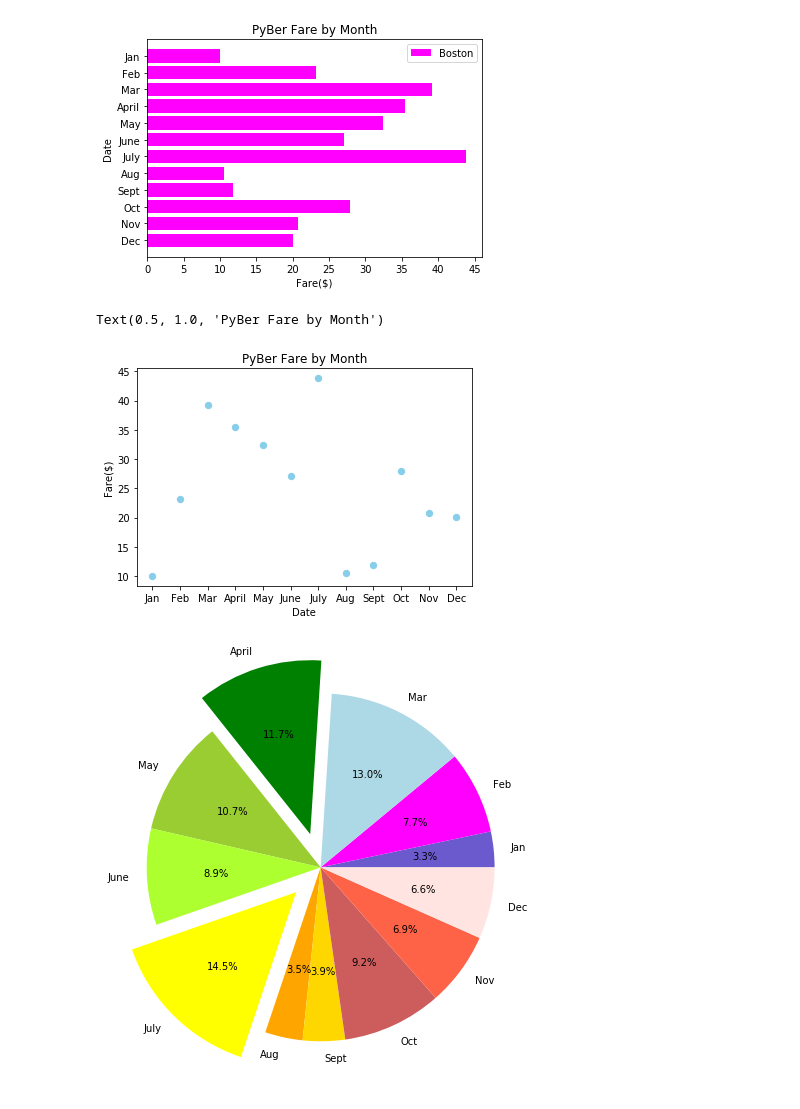
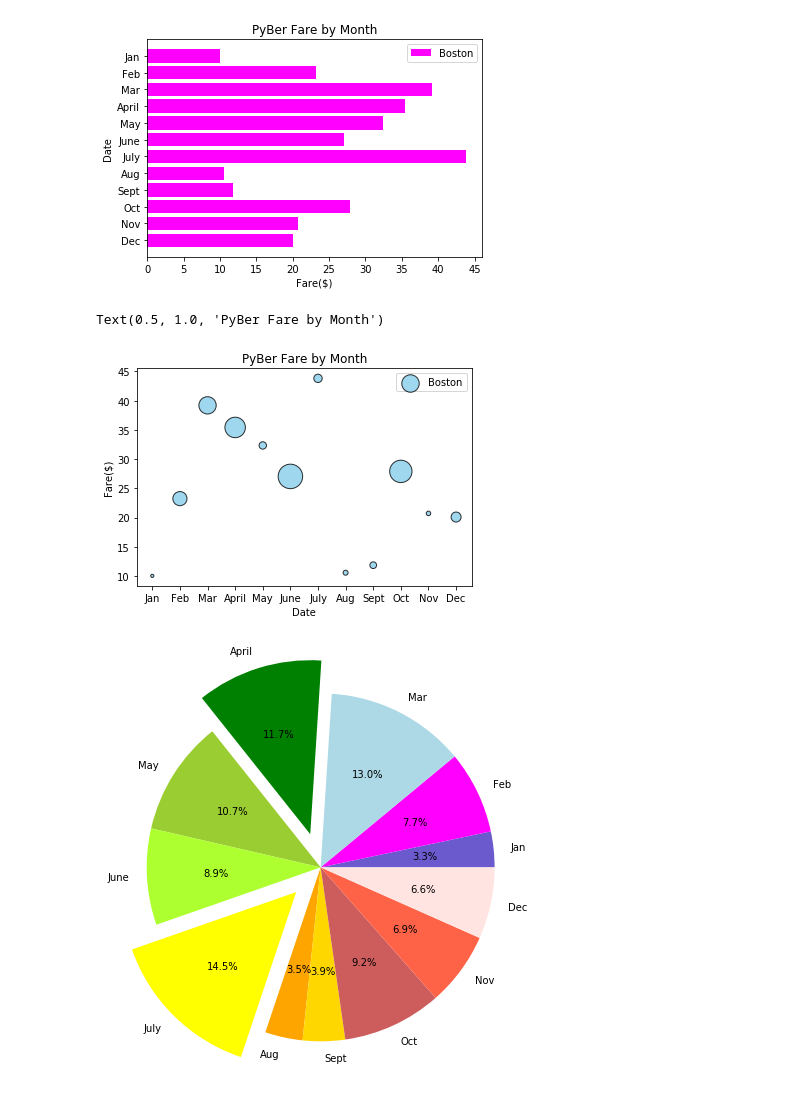
Before and after one commit to mauricio4337/PyBer-Analysis, a Jupyter notebook: matplotlib_practice.ipynb, the cells around one changed output. Drawn from its saved outputs; the diff is of its cells as text; code cells hidden in the pictures.

```diff
--- a/matplotlib_practice.ipynb
+++ b/matplotlib_practice.ipynb
@@ -51,14 +51,16 @@ Text(0, 0.5, 'Date')
 [figure]
 # %%
 # Create a scatter plot using plot method
-plt.scatter(x_axis, y_axis,s=40,color='skyblue',label='Boston')
+plt.scatter(x_axis, y_axis,s=100*[10,200,300,420,55,600,70,25,45,500,20,100],c='skyblue',
+            edgecolor='black',alpha=0.8,
+            label='Boston')
 plt.xlabel('Date')
 plt.ylabel('Fare($)')
-plt.legend
+plt.legend()
 plt.title('PyBer Fare by Month')
 # %% [output]
 Text(0.5, 1.0, 'PyBer Fare by Month')
-[figure, old version]
+[figure, new version]
 # %%
 plt.subplots(figsize=(8, 8))
 # Assign 12 colors, one for each month.
```
Also changed, not shown: 1 other file.
